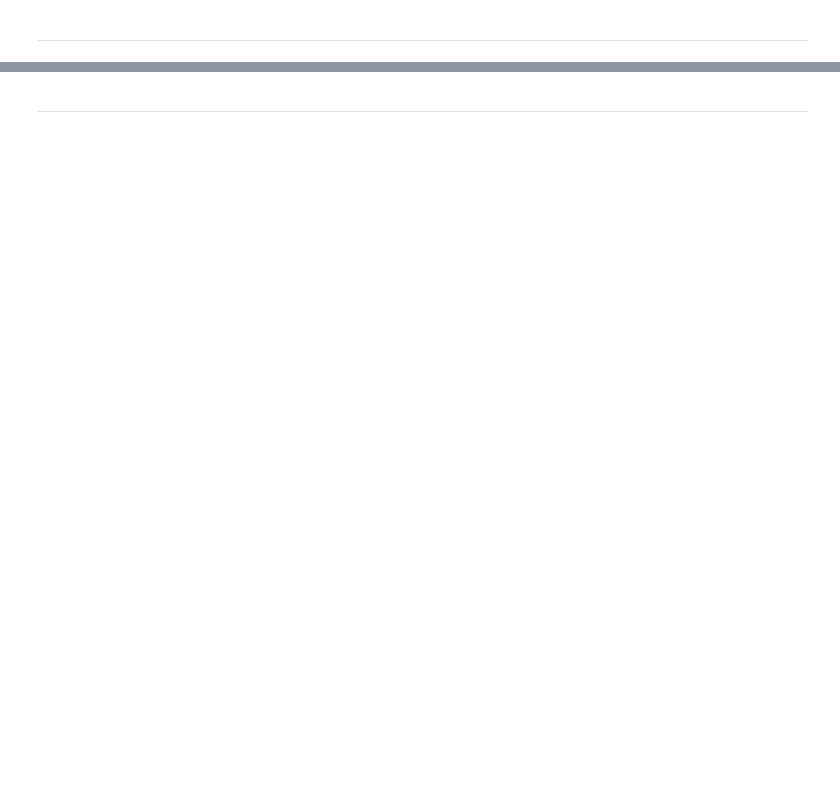
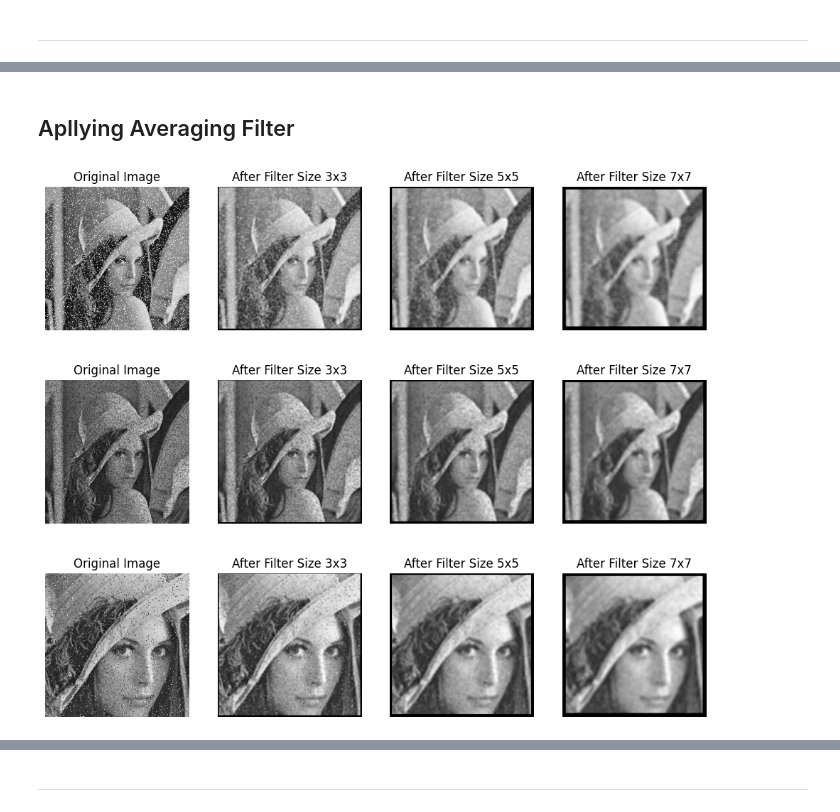
Before and after one commit to asadali27232/DIP-HandsOn, a Jupyter notebook: LAB_08/DIP 8th Lecture.ipynb, the cells around one changed output, grey strips where cells are left out. Cells and saved outputs as stored; diff of their text form; code cells hidden in the pictures; blank space fills up the shorter version.

```diff
--- a/LAB_08/DIP 8th Lecture.ipynb
+++ b/LAB_08/DIP 8th Lecture.ipynb
@@ -46,0 +93,3 @@ plt.show()
+# %%
+images = [salt, papper, salt_papper]
+kernels = [3, 5, 7]
@@ -46,0 +102,30 @@ plt.show()
+# %%
+def averaging_filter(image, kernel):
+    image_height, image_width = image.shape
+
+    # Create a kernal array
+    kernal_array = np.ones((kernel, kernel))
+    kernal_array = kernal_array / (kernel * kernel)
+    kernal_height, kernal_width = kernal_array.shape
+
+    # Create a new image with the same size as the original image
+    new_image = np.zeros(image.shape)
+
+    # Iterate over every pixel of the image
+    for i in range(kernel - 1, image_height - kernel):
+        for j in range(kernel - 1, image_width - kernel):
+            neighbourhood = image[i - math.floor(kernal_height / 2) : i + math.floor(kernal_height / 2) + 1, j - math.floor(kernal_width / 2) : j + math.floor(kernal_width / 2) + 1]
+
+            # Multiply the kernal and the image neighbourhood
+            kernal_multiply = neighbourhood * kernal_array
+
+            # Sum the result and store it in the new image
+            new_image[i, j] = np.sum(kernal_multiply)
+
+    return new_image
+# %% [markdown]
+## Apllying Averaging Filter
+# %%
+filter_plotter(images, kernels, averaging_filter)
+# %% [output]
+[figure, added]
```
Also changed, not shown: parts of 24 cells of this notebook, 2 other files.
